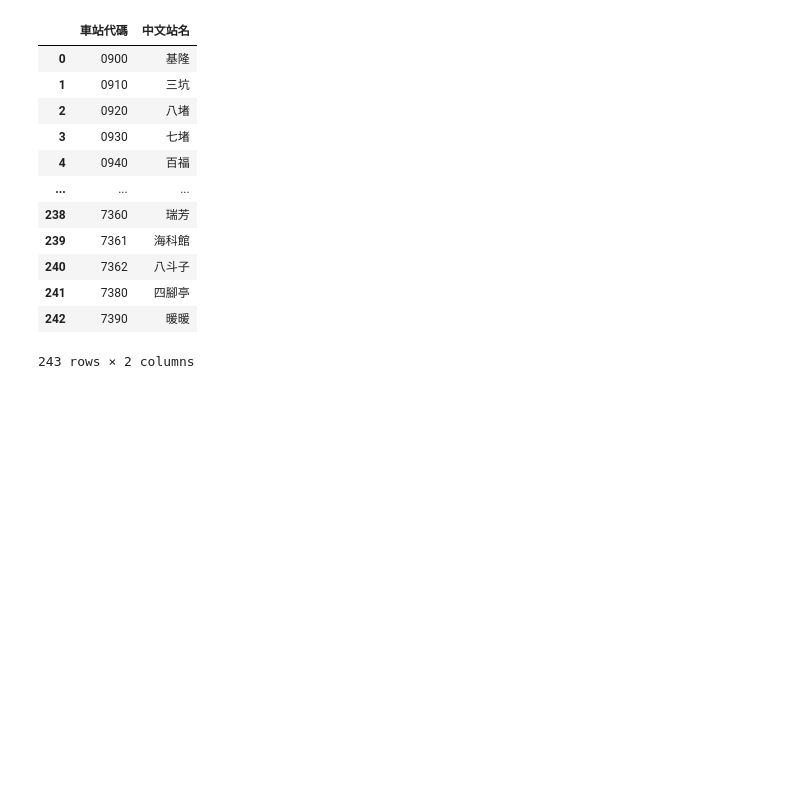
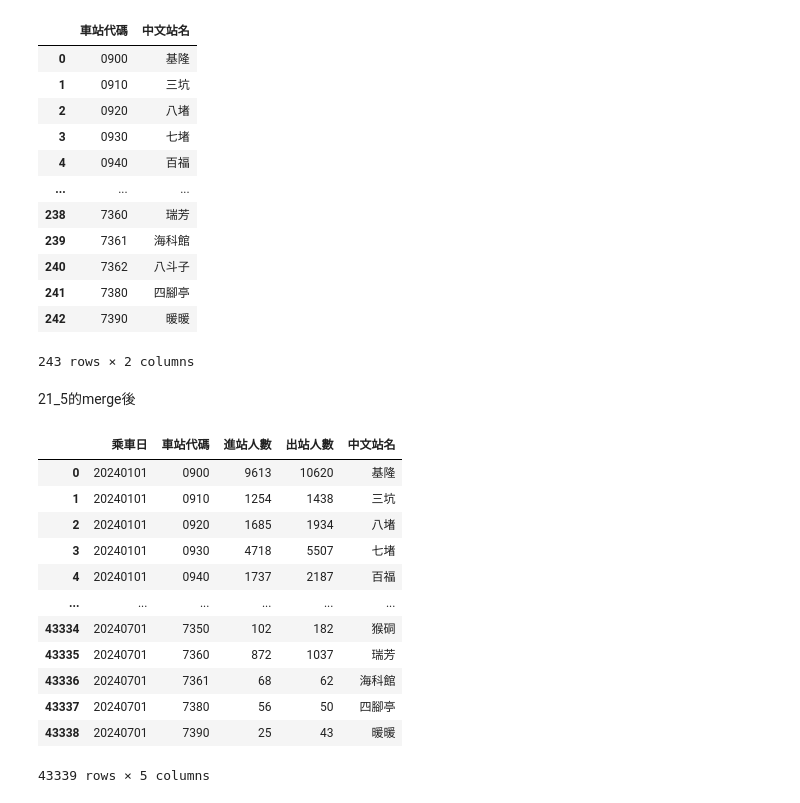
Before and after one commit to kevin20230725/2023__07__29, a Jupyter notebook: lesson21_4.ipynb, the cells around one changed output. Drawn from its saved outputs; the diff is of its cells as text; code cells hidden in the pictures; blank space fills up the shorter version.

```diff
--- a/lesson21_4.ipynb
+++ b/lesson21_4.ipynb
@@ -86,3 +86,22 @@ stations
 | 241 | 7380 | 四腳亭 |
 | 242 | 7390 | 暖暖 |
 243 rows × 2 columns
+# %% [markdown]
+21_5的merge後
+# %%
+dataFrame1 = pd.merge(dataFrame,stations,on='車站代碼',how='left')
+dataFrame1
+# %% [output]
+|  | 乘車日 | 車站代碼 | 進站人數 | 出站人數 | 中文站名 |
+| 0 | 20240101 | 0900 | 9613 | 10620 | 基隆 |
+| 1 | 20240101 | 0910 | 1254 | 1438 | 三坑 |
+| 2 | 20240101 | 0920 | 1685 | 1934 | 八堵 |
+| 3 | 20240101 | 0930 | 4718 | 5507 | 七堵 |
+| 4 | 20240101 | 0940 | 1737 | 2187 | 百福 |
+| ... | ... | ... | ... | ... | ... |
+| 43334 | 20240701 | 7350 | 102 | 182 | 猴硐 |
+| 43335 | 20240701 | 7360 | 872 | 1037 | 瑞芳 |
+| 43336 | 20240701 | 7361 | 68 | 62 | 海科館 |
+| 43337 | 20240701 | 7380 | 56 | 50 | 四腳亭 |
+| 43338 | 20240701 | 7390 | 25 | 43 | 暖暖 |
+43339 rows × 5 columns
```
Also changed, not shown: parts of 8 cells of this notebook, 1 other file.
